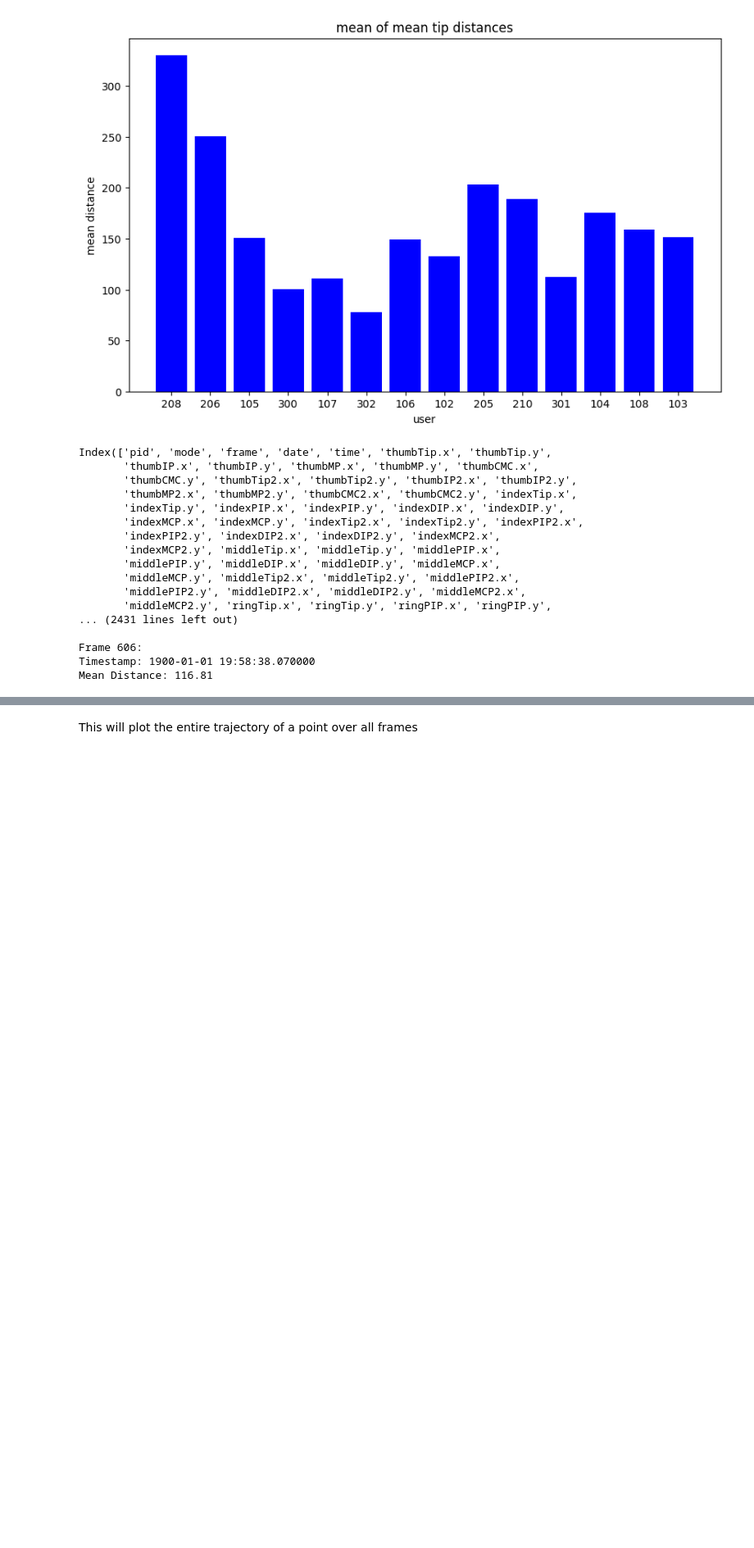
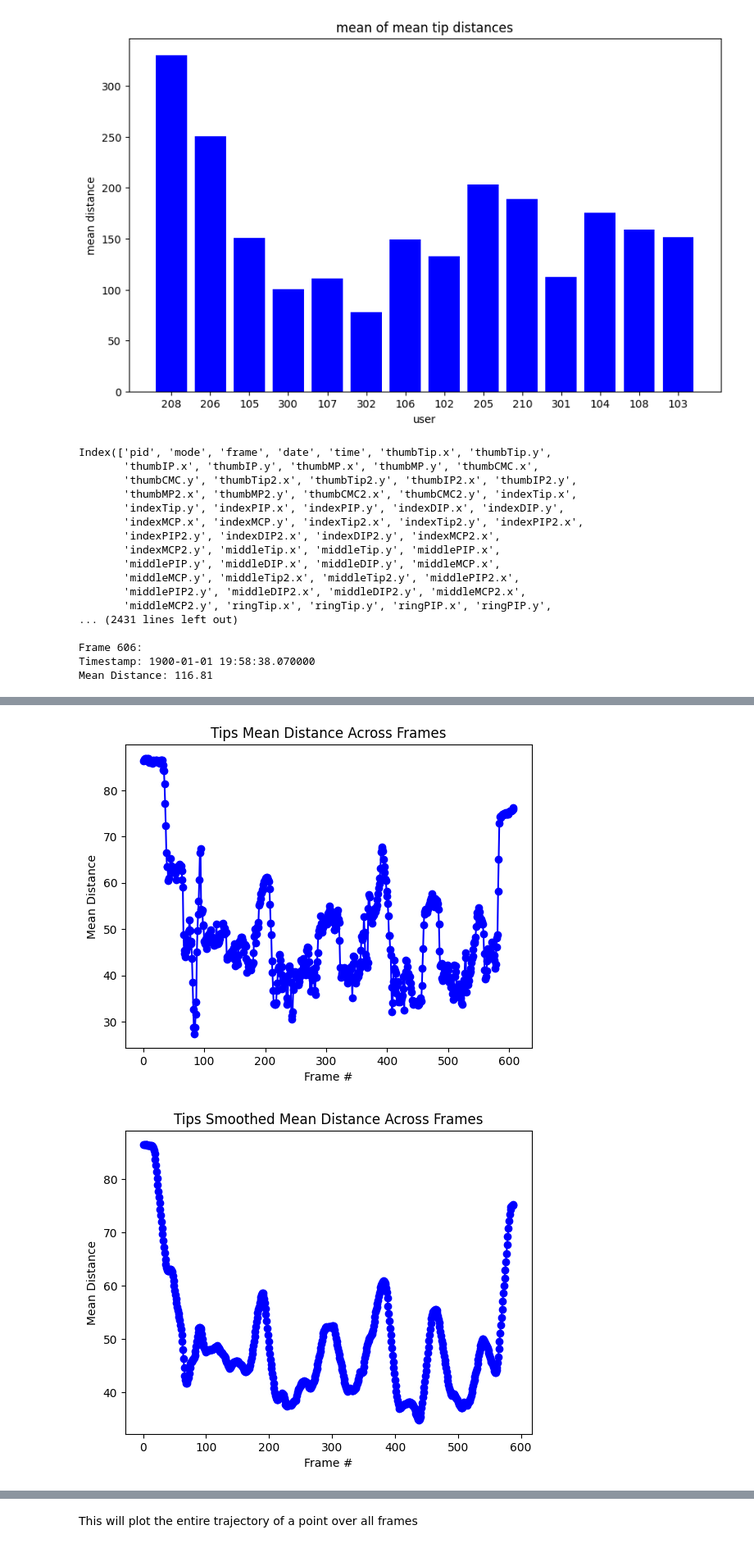
Before and after one commit to csu-hci-projects/FA23-FoldAR-Step-by-step-Instructions-for-Folding-Paper-Models-in-AR, a Jupyter notebook: FoldAR_Analysis-Cavey.ipynb, the cells around one changed output, grey strips where cells are left out. Shown at 82% size. Drawn from its saved outputs; the diff is of its cells as text; code cells hidden in the pictures; blank space fills up the shorter version.

```diff
--- a/FoldAR_Analysis-Cavey.ipynb
+++ b/FoldAR_Analysis-Cavey.ipynb
@@ -281,7 +281,7 @@ for i, frame in df.groupby('frame'):
     distances = np.sqrt(np.diff(frame[all_columns].values.reshape(-1, 2), axis=0)**2).sum(axis=1)
 
     #tips
-    tipDistances = np.sqrt(np.diff(frame[fingertip_columns].values.reshape(-1, 2), axis=0)**2).sum(axis=1)
+    tipDistances = np.sqrt(np.diff(frame[fingertip_columns_reordered].values.reshape(-1, 2), axis=0)**2).sum(axis=1)
 
     # calc statistics for each frame
     frame_mean = np.mean(distances)
@@ -292,7 +292,7 @@ for i, frame in df.groupby('frame'):
     # frame_max = np.max(distances)
     # frame_std = np.std(distances)
 
-    window_size = 5
+    window_size = 20
     all_moving_average = np.convolve(frame_means, np.ones(window_size)/window_size, mode='valid')
     tips_moving_average = np.convolve(tip_means, np.ones(window_size)/window_size, mode='valid')
 
@@ -364,0 +325,27 @@ plt.show()
+# %%
+plt.plot(range(1, len(tip_means) + 1), tip_means, marker='o', linestyle='-', color='b')
+plt.xlabel('Frame #')
+plt.ylabel('Mean Distance')
+plt.title('Tips Mean Distance Across Frames')
+plt.show()
+
+plt.plot(range(1, len(tips_moving_average) + 1)[:len(tips_moving_average)], tips_moving_average, marker='o', linestyle='-', color='b')
+plt.xlabel('Frame #')
+plt.ylabel('Mean Distance')
+plt.title('Tips Smoothed Mean Distance Across Frames')
+plt.show()
+
+plt.plot(range(1, len(frame_means) + 1), frame_means, marker='o', linestyle='-', color='b')
+plt.xlabel('Frame #')
+plt.ylabel('Mean Distance')
+plt.title('Mean Distance Across Frames')
+plt.show()
+
+plt.plot(range(1, len(all_moving_average) + 1)[:len(all_moving_average)], all_moving_average, marker='o', linestyle='-', color='g')
+plt.xlabel('Frame #')
+plt.ylabel('Mean Distance')
+plt.title('Smoothed Mean Distance Across Frames')
+plt.show()
+# %% [output]
+[figure, added]
+[figure, added]
```
Also changed, not shown: parts of 4 cells of this notebook.
